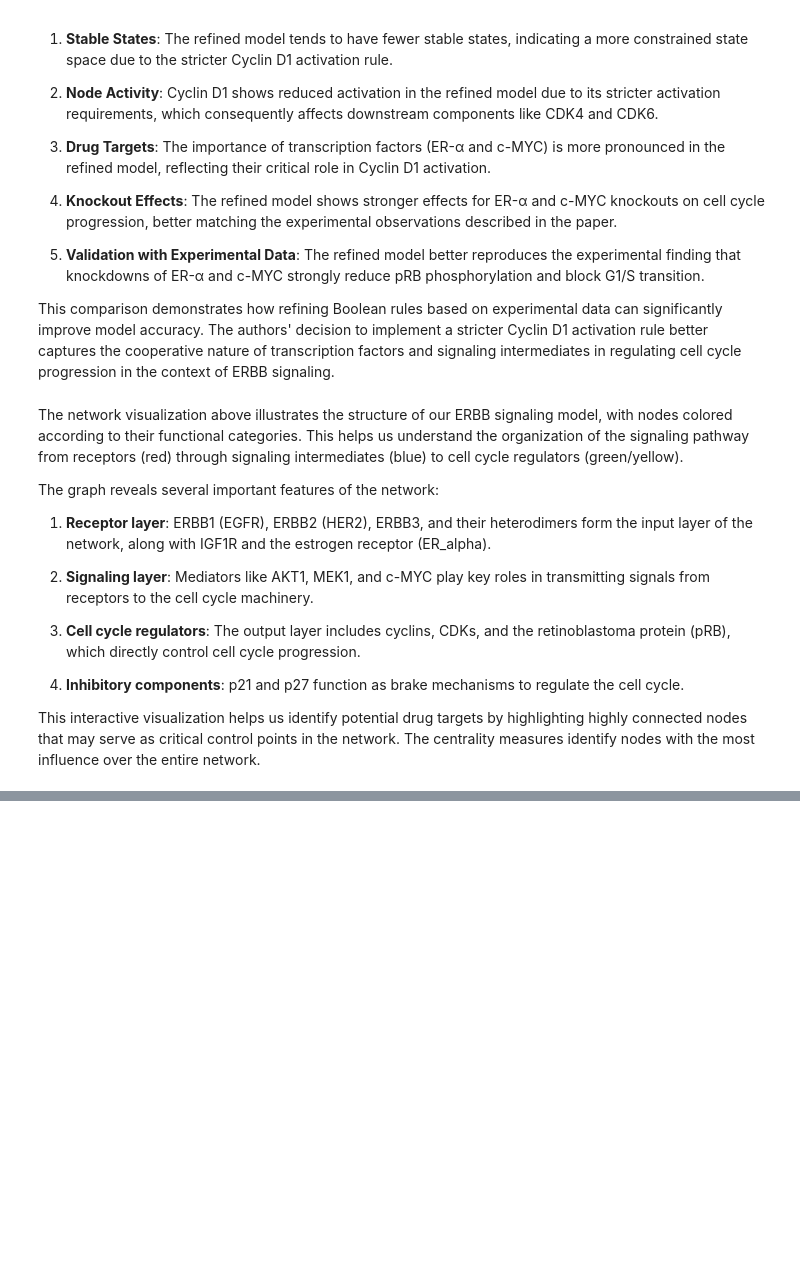
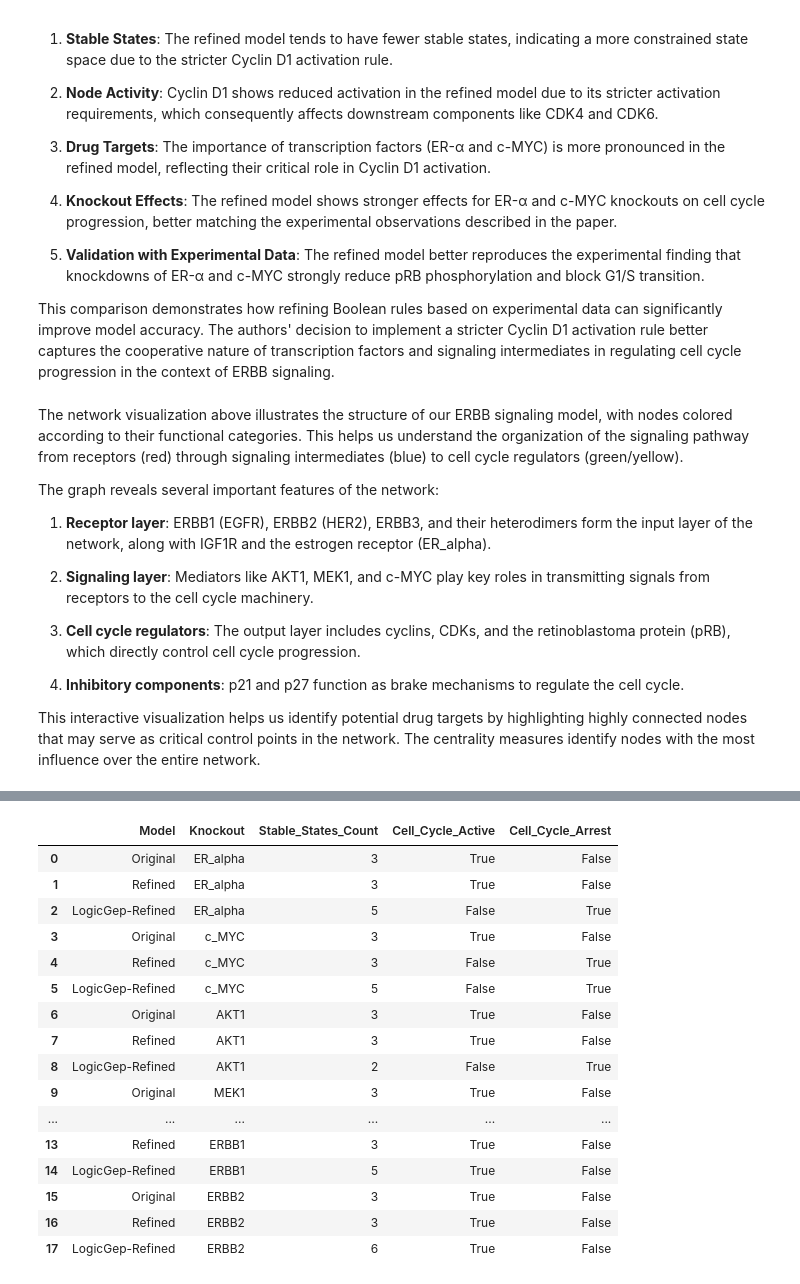
Before and after one commit to rauldd-sys/erbb-signaling-analysis, a Jupyter notebook: notebooks/ERBB_signaling_analysis.ipynb, the cells around one changed output, grey strips where cells are left out. Drawn from its saved outputs; the diff is of its cells as text; code cells hidden in the pictures; blank space fills up the shorter version.

```diff
--- a/notebooks/ERBB_signaling_analysis.ipynb
+++ b/notebooks/ERBB_signaling_analysis.ipynb
@@ -1081,0 +1740,71 @@ This interactive visualization helps us identify potential drug targets by highl
+# %%
+# Test the effect of key knockouts on all three models
+def test_key_knockouts(models, nodes_to_knockout):
+    """Test the effect of knocking out key nodes in multiple models"""
+    results = []
+
+    for node in nodes_to_knockout:
+        for model_name, model in models.items():
+            # Create a copy of the model
+            ko_model = model.copy()
+
+            # Perform the knockout
+            ko_model.desc[symbols(node)] = False
+
+            # Check stable states
+            try:
+                stable_states = ko_model.stable_states
+                if not stable_states:
+                    results.append({
+                        'Model': model_name,
+                        'Knockout': node,
+                        'Stable_States_Count': 0,
+                        'Cell_Cycle_Active': 'N/A',
+                        'Cell_Cycle_Arrest': 'N/A'
+                    })
+                    continue
+            except Exception as e:
+                print(f"Error computing stable states for {node} in {model_name}: {str(e)}")
+                continue
+
+            # Check for cell cycle activity in stable states
+            cell_cycle_markers = ['CDK2', 'CDK4', 'CDK6', 'pRB']
+            cell_cycle_active = False
+
+            for state in stable_states:
+                if any(state.get(symbols(marker), False) for marker in cell_cycle_markers):
+                    cell_cycle_active = True
+                    break
+
+            results.append({
+                'Model': model_name,
+                'Knockout': node,
+                'Stable_States_Count': len(stable_states),
+                'Cell_Cycle_Active': cell_cycle_active,
+                'Cell_Cycle_Arrest': not cell_cycle_active
+            })
+
+    return pd.DataFrame(results)
+
+# Define models to test
+models = {
+    "Original": original_model,
+    "Refined": refined_model,
+    "LogicGep-Refined": logicgep_model
+}
+
+# Define nodes to test with knockout
+test_nodes = ['ER_alpha', 'c_MYC', 'AKT1', 'MEK1', 'ERBB1', 'ERBB2']
+
+# Run the knockout tests
+knockout_results = test_key_knockouts(models, test_nodes)
+
+# Display and analyze the results
+print("Knockout test results across all models:")
+display(knockout_results)
+
+# Create a pivot table for easier comparison
+pivot_results = knockout_results.pivot(index='Knockout', columns='Model', values='Cell_Cycle_Arrest')
+print("\nComparison of cell cycle arrest across models:")
+display(pivot_results)
+# %% [output]
@@ -1081,0 +1812,17 @@ This interactive visualization helps us identify potential drug targets by highl
+|  | Model | Knockout | Stable_States_Count | Cell_Cycle_Active | Cell_Cycle_Arrest |
+| 0 | Original | ER_alpha | 3 | True | False |
+| 1 | Refined | ER_alpha | 3 | True | False |
+| 2 | LogicGep-Refined | ER_alpha | 5 | False | True |
+| 3 | Original | c_MYC | 3 | True | False |
+| 4 | Refined | c_MYC | 3 | False | True |
+| 5 | LogicGep-Refined | c_MYC | 5 | False | True |
+| 6 | Original | AKT1 | 3 | True | False |
+| 7 | Refined | AKT1 | 3 | True | False |
+| 8 | LogicGep-Refined | AKT1 | 2 | False | True |
+| 9 | Original | MEK1 | 3 | True | False |
+| ... | ... | ... | ... | ... | ... |
+| 13 | Refined | ERBB1 | 3 | True | False |
+| 14 | LogicGep-Refined | ERBB1 | 5 | True | False |
+| 15 | Original | ERBB2 | 3 | True | False |
+| 16 | Refined | ERBB2 | 3 | True | False |
+| 17 | LogicGep-Refined | ERBB2 | 6 | True | False |
```
Also changed, not shown: parts of 21 cells of this notebook, 13 other files.
